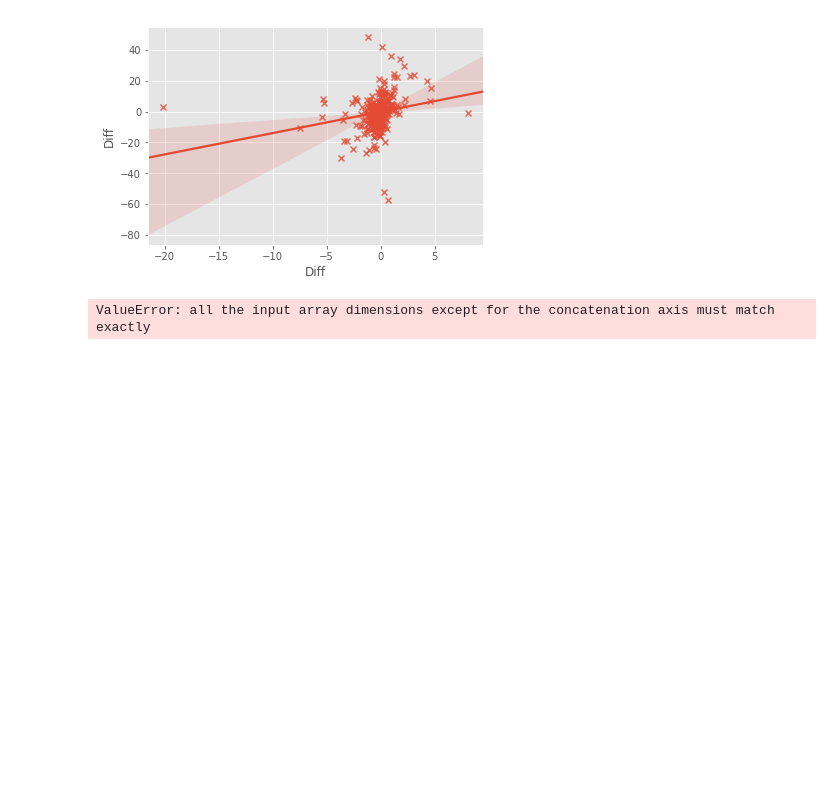
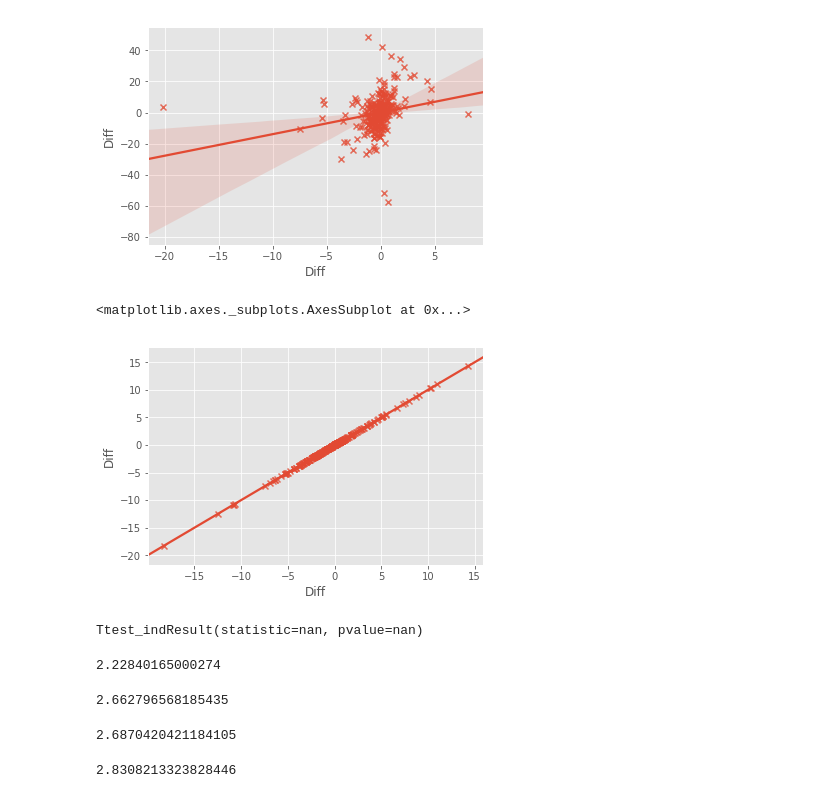
Before and after one commit to Antediluvien/Project-1-start, a Jupyter notebook: stock-1.ipynb, the cells around one changed output. Saved outputs shown, nothing was run; the diff lists cells and outputs as text; code cells hidden in the pictures; blank space fills up the shorter version.

```diff
--- a/stock-1.ipynb
+++ b/stock-1.ipynb
@@ -258,0 +286,3 @@ df_amzn_07.head()
+# %%
+df_nvda_17.drop(pd.to_datetime('2017-08-07'), inplace = True)
+df_nvda_17
@@ -580,6 +629,27 @@ seb.regplot(df_nvda_16['Diff'], df_amzn_16['Diff'], marker = 'x')
 <matplotlib.axes._subplots.AxesSubplot at 0x...>
 [figure]
 # %%
-seb.regplot(df_nvda_17['Diff'], df_amzn_17['Diff'], marker = 'x')
+seb.regplot(df_nvda_17['Diff'], df_nvda_17['Diff'], marker = 'x')
 # %% [output]
-ValueError: all the input array dimensions except for the concatenation axis must match exactly
+<matplotlib.axes._subplots.AxesSubplot at 0x...>
+[figure, added]
+# %%
+stats.ttest_ind(df_nvda_17['Diff'], df_amzn_17['Diff'], equal_var=False)
+# %% [output]
+Ttest_indResult(statistic=nan, pvalue=nan)
+# %%
+df_amzn_07.loc[:,"Diff"].std()
+# %% [output]
+2.22840165000274
+# %%
+df_amzn_08.loc[:,"Diff"].std()
+# %% [output]
+2.662796568185435
+# %%
+df_amzn_09.loc[:,"Diff"].std()
+# %% [output]
+2.6870420421184105
+# %%
+df_amzn_10.loc[:,"Diff"].std()
+# %% [output]
+2.8308213323828446
```
Also changed, not shown: parts of 43 cells of this notebook.
